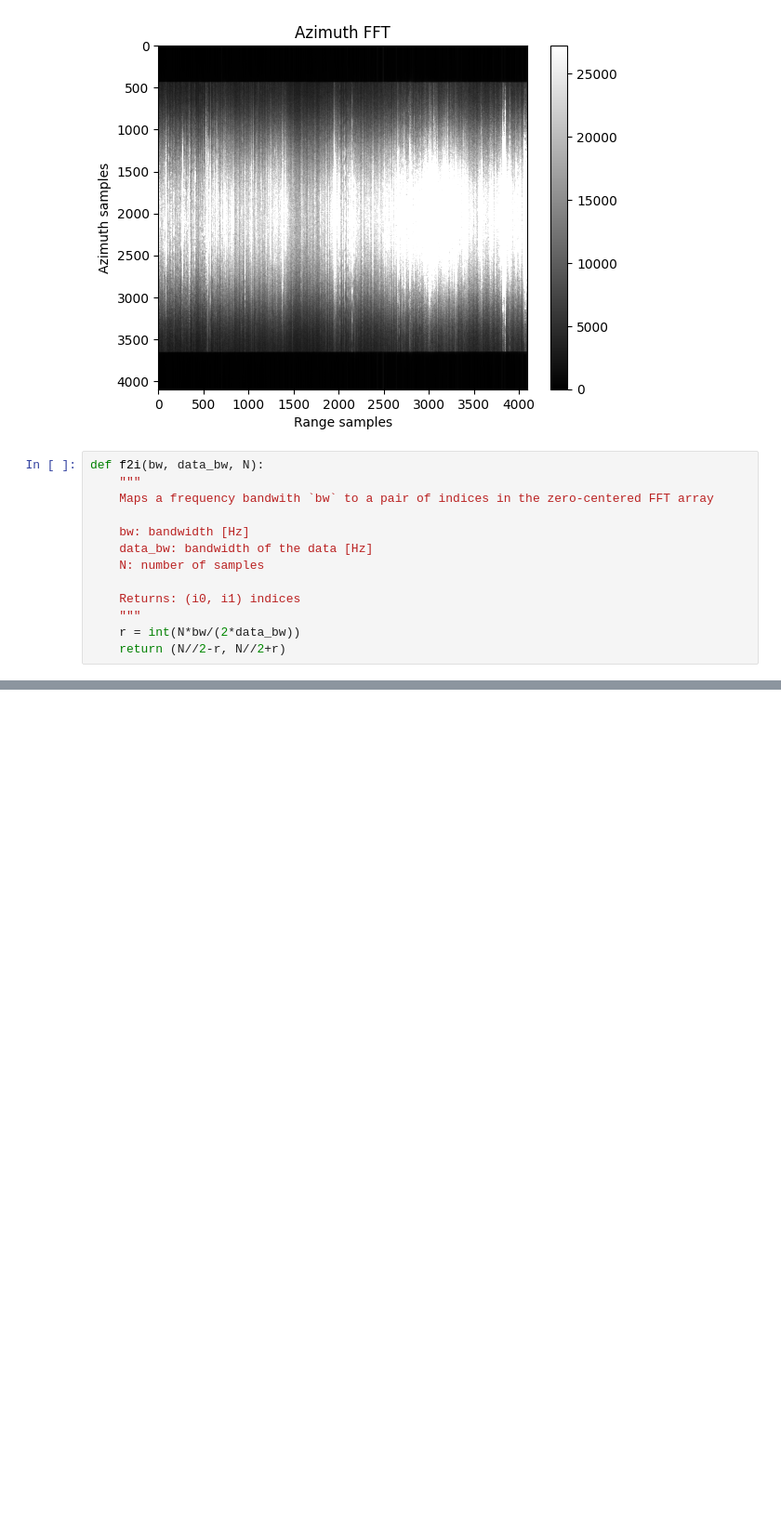
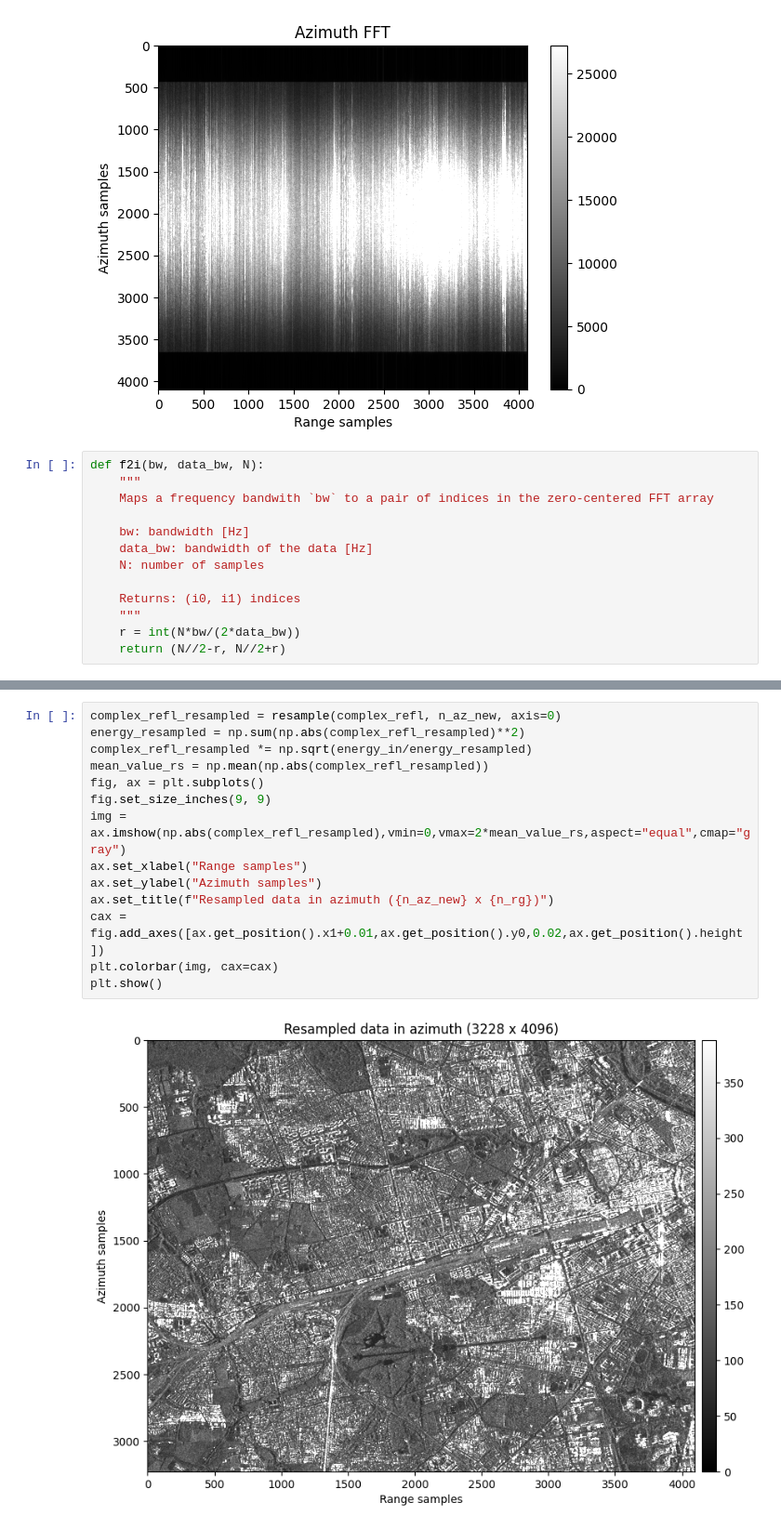
Before and after one commit to vini-fda/sar_analysis, a Jupyter notebook: process.ipynb, the cells around one changed output, grey strips where cells are left out. Shown at 93% size. Drawn from its saved outputs; the diff is of its cells as text; blank space fills up the shorter version.

```diff
--- a/process.ipynb
+++ b/process.ipynb
@@ -130,0 +202,16 @@ plt.show()
+# %%
+complex_refl_resampled = resample(complex_refl, n_az_new, axis=0)
+energy_resampled = np.sum(np.abs(complex_refl_resampled)**2)
+complex_refl_resampled *= np.sqrt(energy_in/energy_resampled)
+mean_value_rs = np.mean(np.abs(complex_refl_resampled))
+fig, ax = plt.subplots()
+fig.set_size_inches(9, 9)
+img = ax.imshow(np.abs(complex_refl_resampled),vmin=0,vmax=2*mean_value_rs,aspect="equal",cmap="gray")
+ax.set_xlabel("Range samples")
+ax.set_ylabel("Azimuth samples")
+ax.set_title(f"Resampled data in azimuth ({n_az_new} x {n_rg})")
+cax = fig.add_axes([ax.get_position().x1+0.01,ax.get_position().y0,0.02,ax.get_position().height])
+plt.colorbar(img, cax=cax)
+plt.show()
+# %% [output]
+[figure, added]
```
Also changed, not shown: parts of 16 cells of this notebook.
